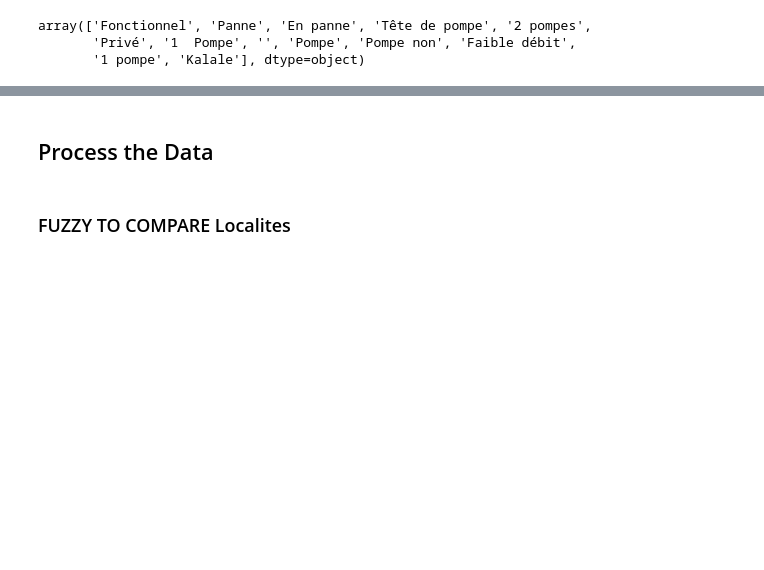
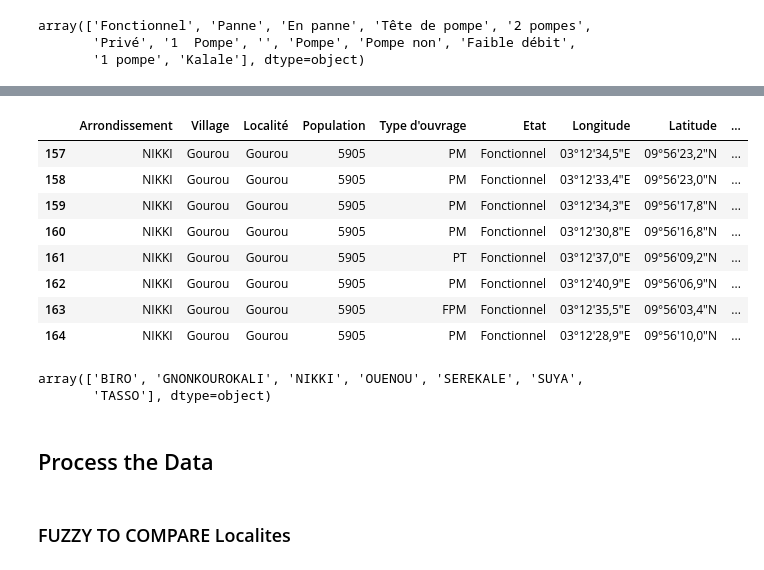
Before and after one commit to OANInternational/aguapp-ds, a Jupyter notebook: estructurar_bbdd_y_subir_a_firebase.ipynb, the cells around one changed output, grey strips where cells are left out. Cells and saved outputs as stored; diff of their text form; code cells hidden in the pictures; blank space fills up the shorter version.

```diff
--- a/estructurar_bbdd_y_subir_a_firebase.ipynb
+++ b/estructurar_bbdd_y_subir_a_firebase.ipynb
@@ -158,0 +239,3 @@ ONLY DATA:
+# %%
+df_2009['Latitude_decimals']=df_2009.apply(lambda x: decimals_lat_lon(x,'Latitude'),axis=1)
+df_2009['Longitude_decimals']=df_2009.apply(lambda x: decimals_lat_lon(x,'Longitude'),axis=1)
@@ -159,3 +777,20 @@ ONLY DATA:
+# %%
+df_2009[df_2009['Localité']==results1[0][0]]
+# %% [output]
+|  | Arrondissement | Village | Localité | Population | Type d'ouvrage | Etat | Longitude | Latitude | ... |
+| 157 | NIKKI | Gourou | Gourou | 5905 | PM | Fonctionnel | 03°12'34,5"E | 09°56'23,2"N | ... |
+| 158 | NIKKI | Gourou | Gourou | 5905 | PM | Fonctionnel | 03°12'33,4"E | 09°56'23,0"N | ... |
+| 159 | NIKKI | Gourou | Gourou | 5905 | PM | Fonctionnel | 03°12'34,3"E | 09°56'17,8"N | ... |
+| 160 | NIKKI | Gourou | Gourou | 5905 | PM | Fonctionnel | 03°12'30,8"E | 09°56'16,8"N | ... |
+| 161 | NIKKI | Gourou | Gourou | 5905 | PT | Fonctionnel | 03°12'37,0"E | 09°56'09,2"N | ... |
+| 162 | NIKKI | Gourou | Gourou | 5905 | PM | Fonctionnel | 03°12'40,9"E | 09°56'06,9"N | ... |
+| 163 | NIKKI | Gourou | Gourou | 5905 | FPM | Fonctionnel | 03°12'35,5"E | 09°56'03,4"N | ... |
+| 164 | NIKKI | Gourou | Gourou | 5905 | PM | Fonctionnel | 03°12'28,9"E | 09°56'10,0"N | ... |
+# %%
+df_2009['Arrondissement'].unique()
+# %% [output]
+array(['BIRO', 'GNONKOUROKALI', 'NIKKI', 'OUENOU', 'SEREKALE', 'SUYA',
+       'TASSO'], dtype=object)
 # %% [markdown]
 ## Process the Data
 # %% [markdown]
```
Also changed, not shown: parts of 190 cells of this notebook, 1 other file.
